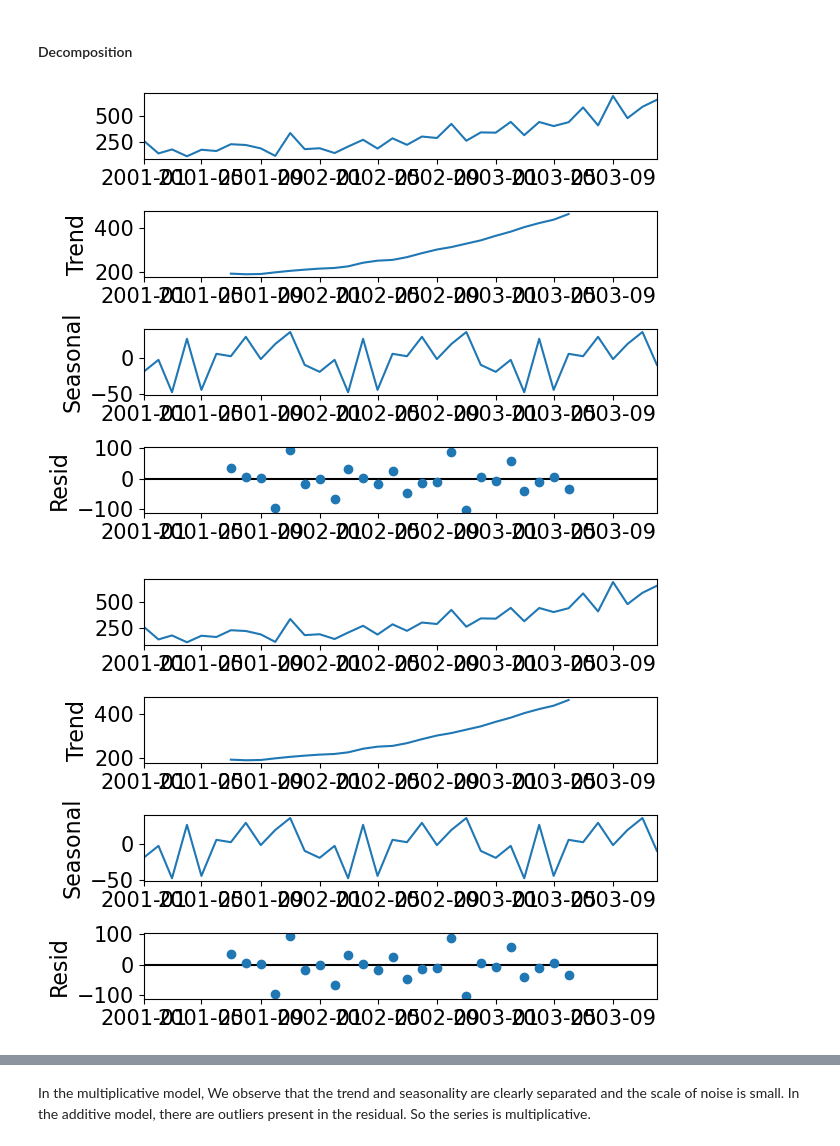
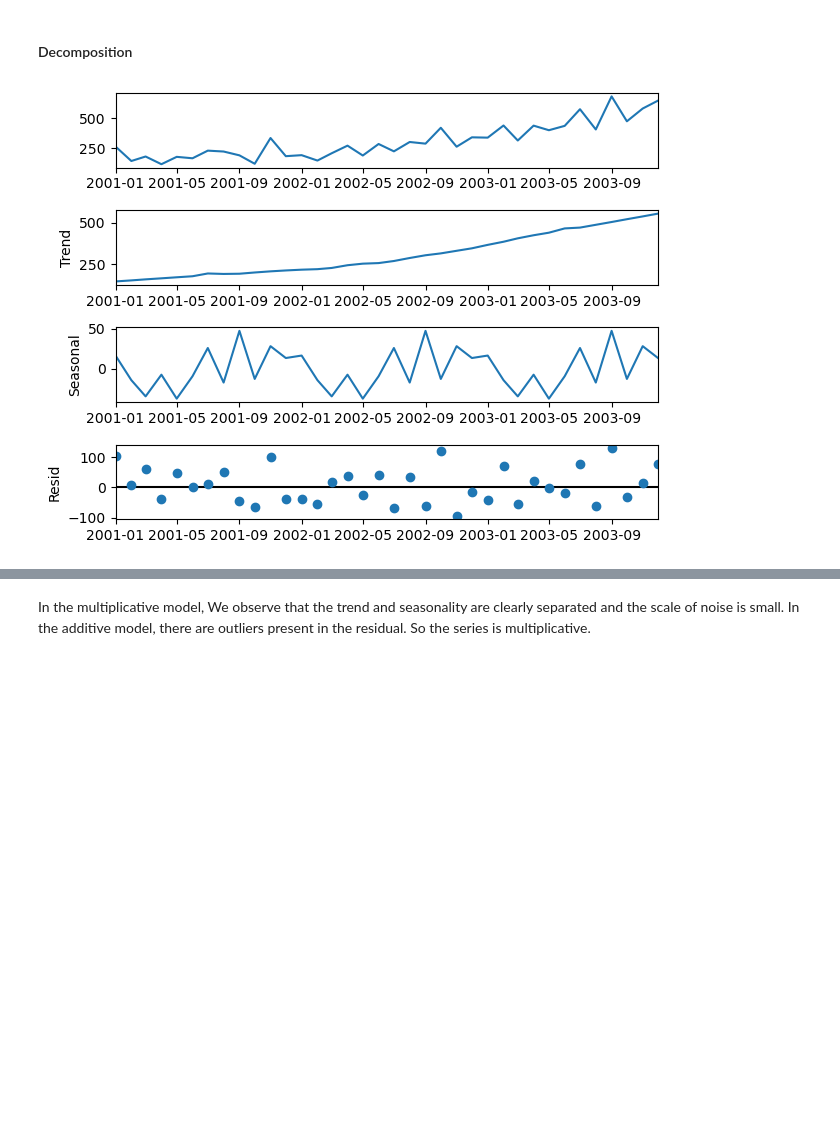
Before and after one commit to shiv0112/time_series_sales, a Jupyter notebook: notebooks/SARIMA model.ipynb, the cells around one changed output, grey strips where cells are left out. Cells and saved outputs as stored; diff of their text form; code cells hidden in the pictures; blank space fills up the shorter version.

```diff
--- a/notebooks/SARIMA model.ipynb
+++ b/notebooks/SARIMA model.ipynb
@@ -94,9 +78,0 @@ round(df.describe(),3)
-# %%
-_, ax = plt.subplots(figsize=(22,8))
-sns.boxplot(x = df.index.year,y = df.values[:,0],ax=ax)
-plt.grid();
-plt.xlabel('Years',fontsize=15)
-plt.ylabel('Sales',fontsize=15)
-plt.rc('xtick',labelsize=15)
-plt.rc('ytick',labelsize=15)
-plt.legend(fontsize="x-large")
@@ -107,11 +78,0 @@ No artists with labels found to put in legend.  Note that artists whose label st
-# %%
-## Monthly Boxplot
-_, ax = plt.subplots(figsize=(22,8))
-sns.boxplot(x = df.index.month_name(),y = df.values[:,0],ax=ax)
-
-plt.grid()
-plt.xlabel('Month',fontsize=15)
-plt.ylabel('Yearly Wine Sales Variation',fontsize=15)
-plt.rc('xtick',labelsize=15)
-plt.rc('ytick',labelsize=15)
-plt.legend(fontsize="x-large")
@@ -123,9 +80,7 @@ No artists with labels found to put in legend.  Note that artists whose label st
 #### Decomposition
 # %%
 from statsmodels.tsa.seasonal import seasonal_decompose
-decomposition = seasonal_decompose(df,model='additive')
-decomposition.plot()
+decomposition = seasonal_decompose(df,model='additive',extrapolate_trend='freq').plot()
 # %% [output]
-[figure, old version]
+[figure, new version]
-[figure, removed]
 # %%
```
Also changed, not shown: parts of 53 cells of this notebook, 1 other file.
